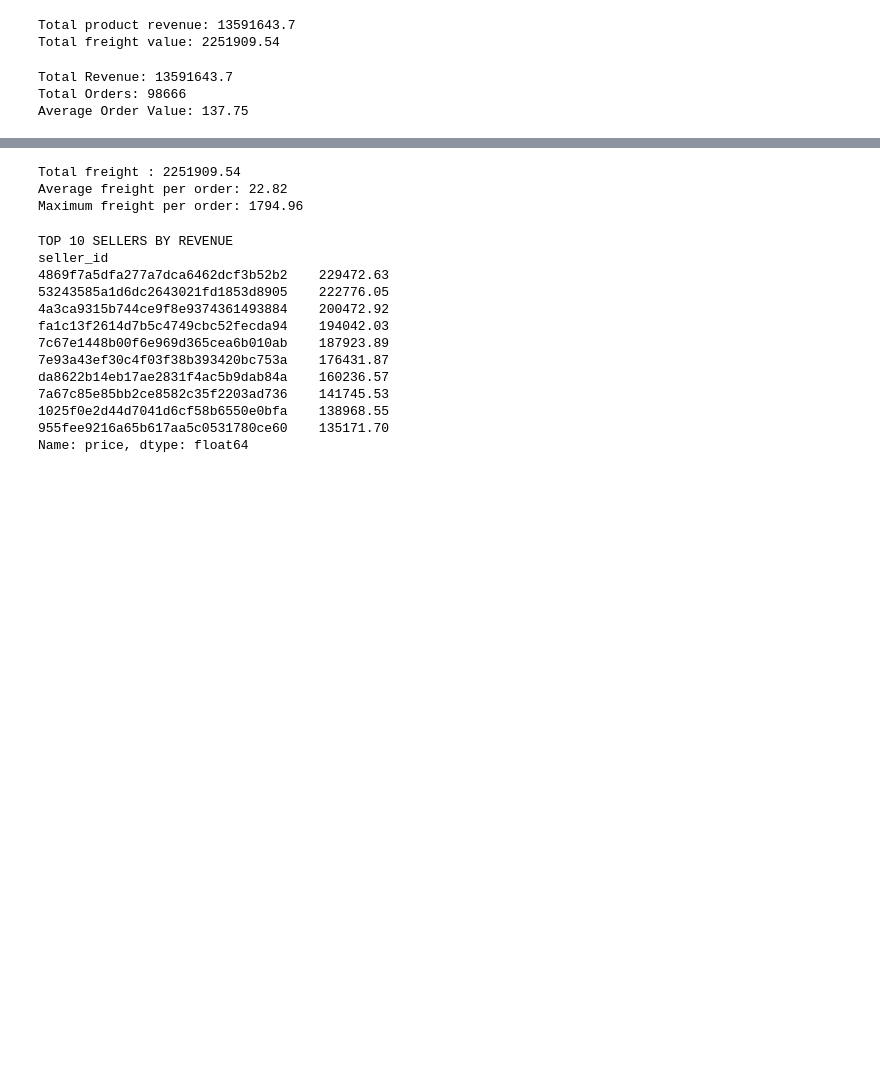
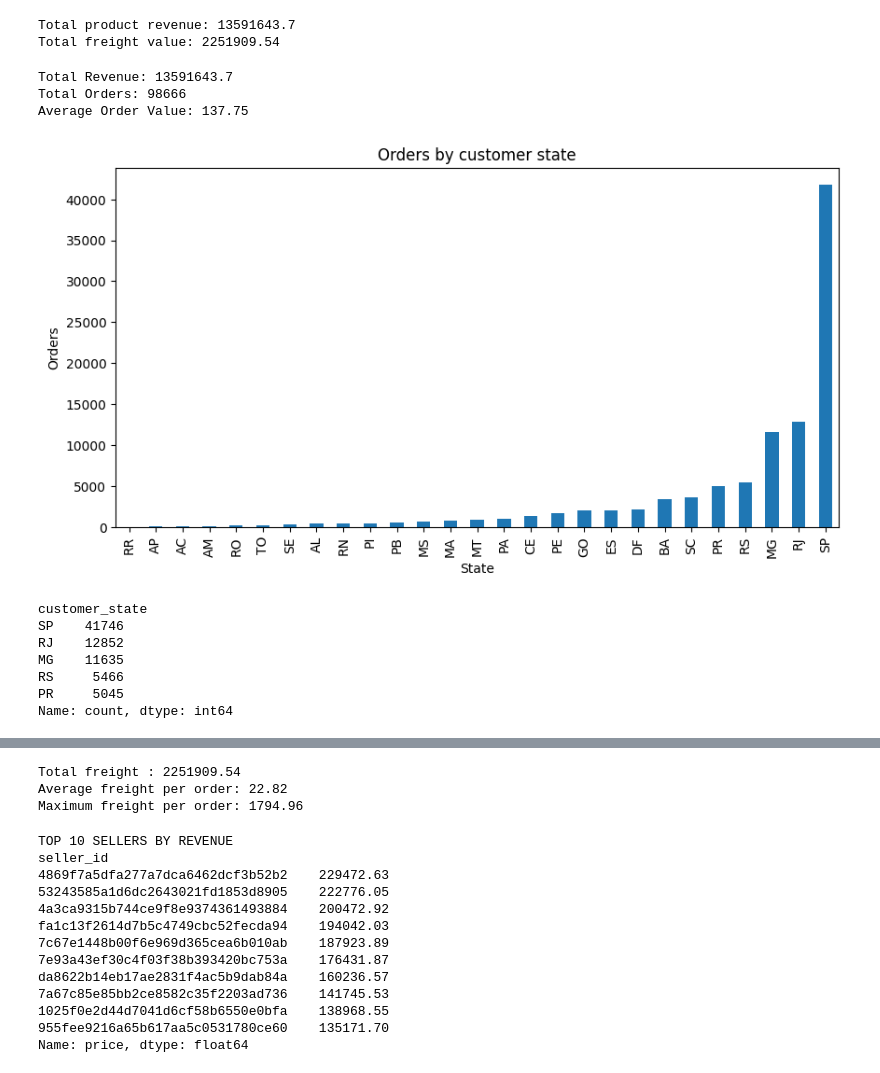
Before and after one commit to guntimanoj/olist-ecommerce-data-analysis, a Jupyter notebook: notebooks/01_data_exploration.ipynb, the cells around one changed output, grey strips where cells are left out. Drawn from its saved outputs; the diff is of its cells as text; code cells hidden in the pictures; blank space fills up the shorter version.

```diff
--- a/notebooks/01_data_exploration.ipynb
+++ b/notebooks/01_data_exploration.ipynb
@@ -729,3 +747,19 @@ print("Average Order Value:", round(aov, 2))
 Total Revenue: 13591643.7
 Total Orders: 98666
 Average Order Value: 137.75
+# %%
+orders_by_state = (orders_clean.merge(customers_clean[["customer_id", "customer_state"]], on="customer_id")["customer_state"].value_counts())
+orders_by_state.sort_values().plot(kind="bar", figsize=(10, 5), title="Orders by customer state")
+plt.xlabel("State")
+plt.ylabel("Orders")
+plt.show()
+print(orders_by_state.head(5))
+# %% [output]
+[figure, added]
+customer_state
+SP    41746
+RJ    12852
+MG    11635
+RS     5466
+PR     5045
+Name: count, dtype: int64
```
Also changed, not shown: parts of 29 cells of this notebook.
